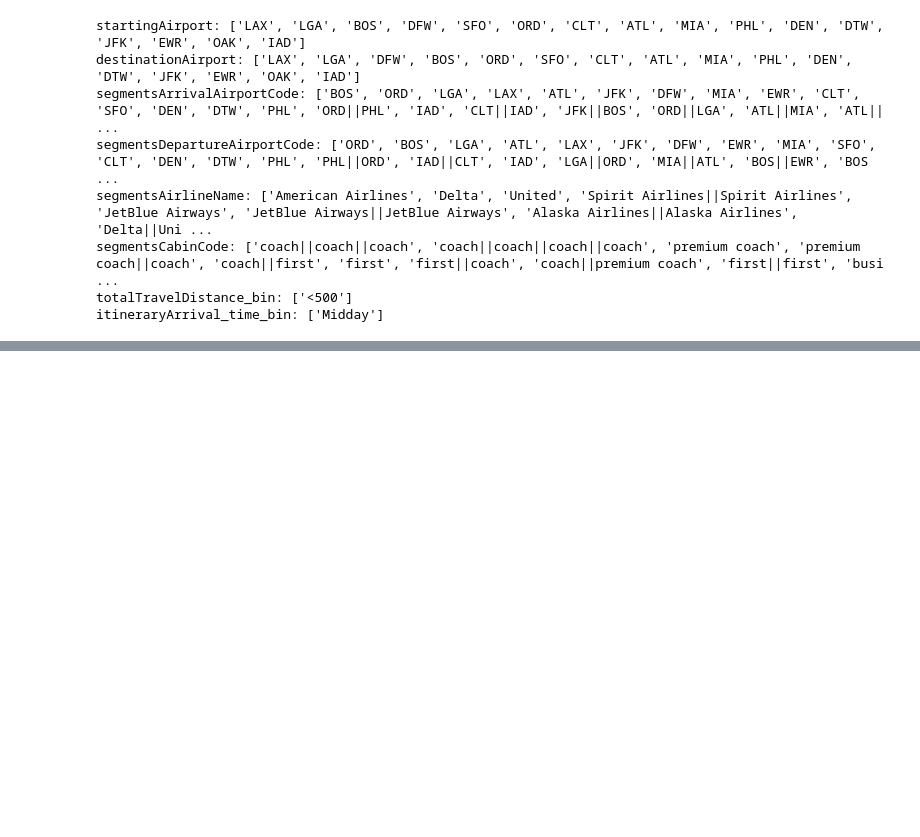
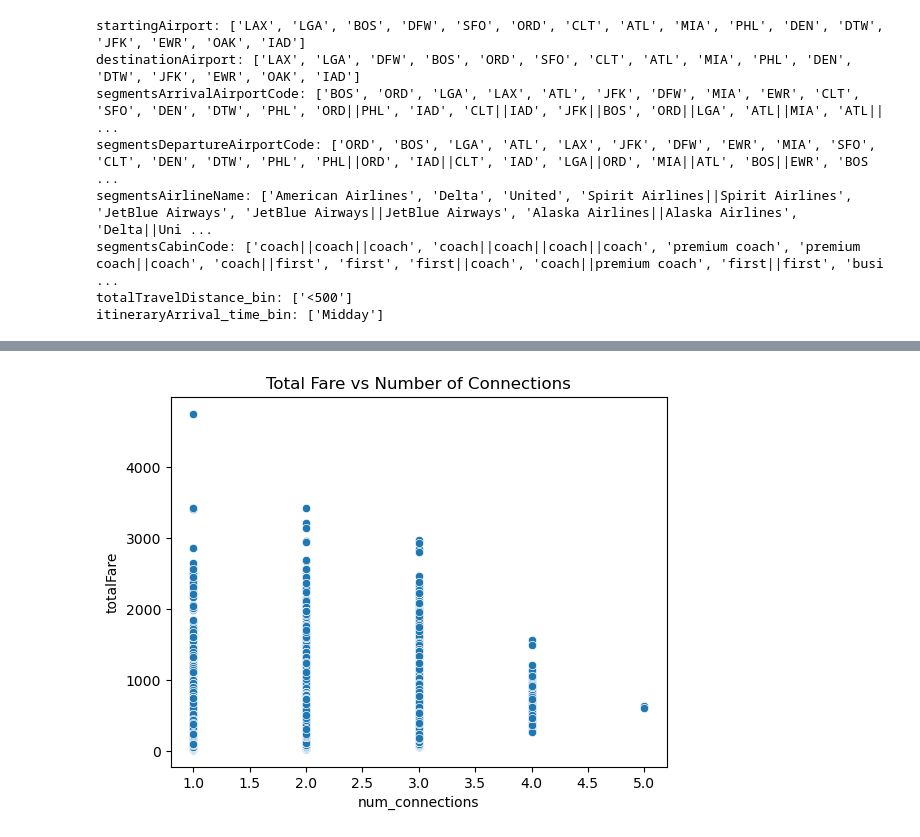
Before and after one commit to andreavreug/Airline-Fare-Prediction, a Jupyter notebook: Pricing_Analysis.ipynb, the cells around one changed output, grey strips where cells are left out. Saved outputs shown, nothing was run; the diff lists cells and outputs as text; code cells hidden in the pictures; blank space fills up the shorter version.

```diff
--- a/Pricing_Analysis.ipynb
+++ b/Pricing_Analysis.ipynb
@@ -708,0 +740,6 @@ itineraryArrival_time_bin: ['Midday']
+# %%
+sns.scatterplot(x='num_connections', y='totalFare', data=data)
+plt.title('Total Fare vs Number of Connections')
+plt.show()
+# %% [output]
+[figure, added]
```
Also changed, not shown: parts of 5 cells of this notebook.
